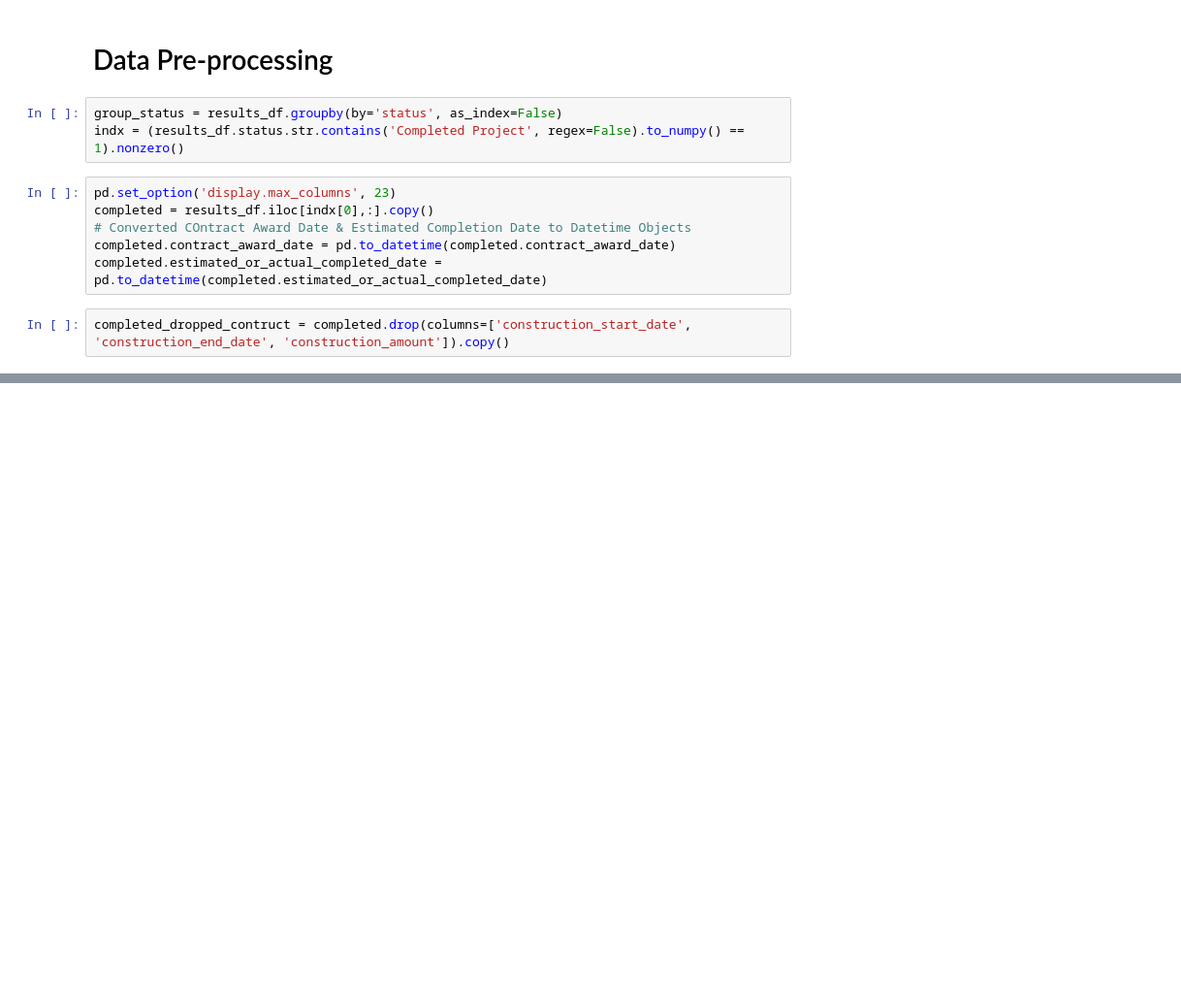
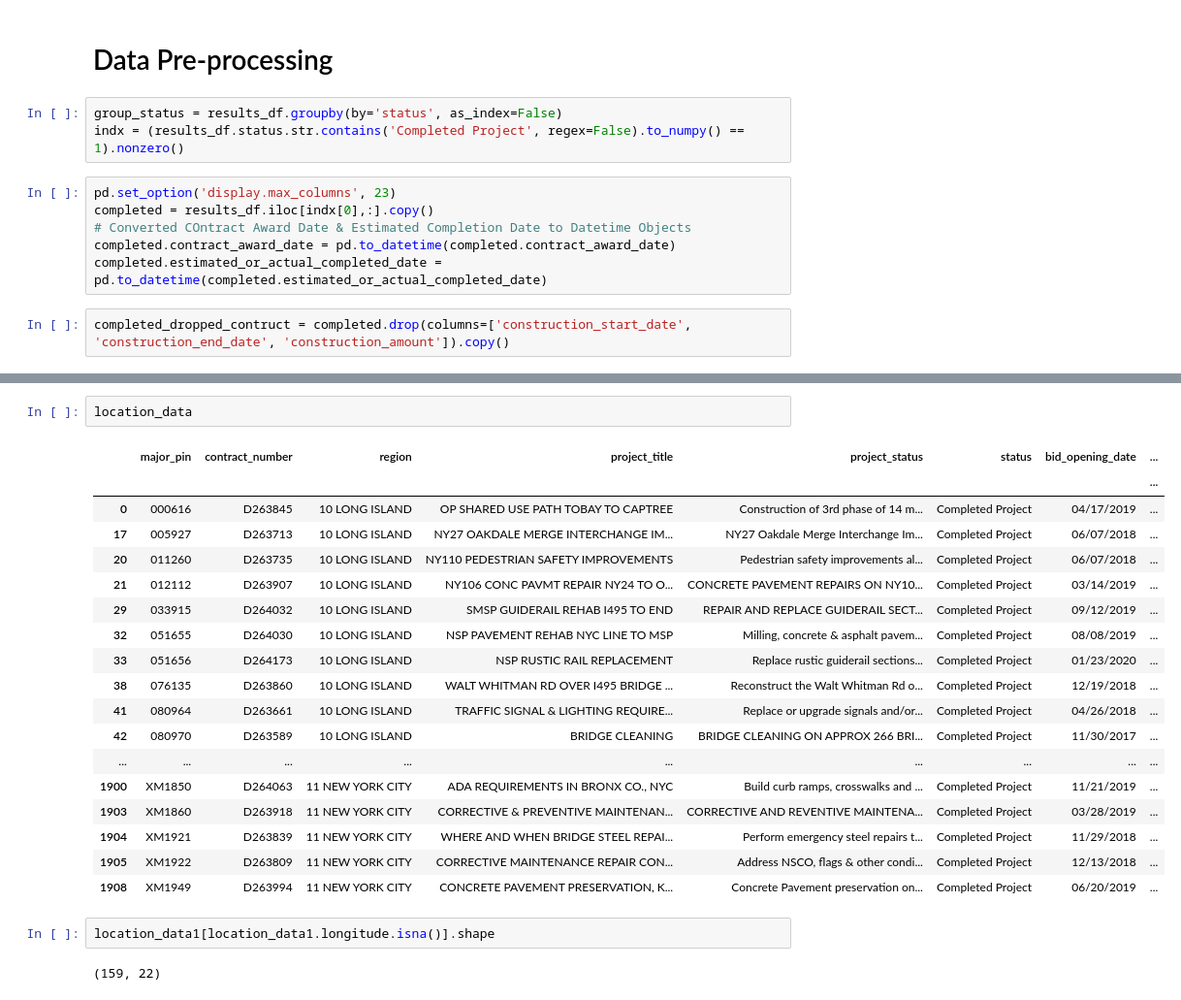
Before and after one commit to AVelaryon/GIS-Exploration, a Jupyter notebook: GISPRoj.ipynb, the cells around one changed output, grey strips where cells are left out. Shown: that part at 97% size. Saved outputs shown, nothing was run; the diff lists cells and outputs as text; blank space fills up the shorter version.

```diff
--- a/GISPRoj.ipynb
+++ b/GISPRoj.ipynb
@@ -83,0 +108,25 @@ location_data1 = modify_addy(regex, completed_dropped_contruct, completed_droppe
+# %%
+location_data
+# %% [output]
+|  | major_pin | contract_number | region | project_title | project_status | status | bid_opening_date | ... |
+|  |  |  |  |  |  |  |  | ... |
+| 0 | 000616 | D263845 | 10 LONG ISLAND | OP SHARED USE PATH TOBAY TO CAPTREE | Construction of 3rd phase of 14 m... | Completed Project | 04/17/2019 | ... |
+| 17 | 005927 | D263713 | 10 LONG ISLAND | NY27 OAKDALE MERGE INTERCHANGE IM... | NY27 Oakdale Merge Interchange Im... | Completed Project | 06/07/2018 | ... |
+| 20 | 011260 | D263735 | 10 LONG ISLAND | NY110 PEDESTRIAN SAFETY IMPROVEMENTS | Pedestrian safety improvements al... | Completed Project | 06/07/2018 | ... |
+| 21 | 012112 | D263907 | 10 LONG ISLAND | NY106 CONC PAVMT REPAIR NY24 TO O... | CONCRETE PAVEMENT REPAIRS ON NY10... | Completed Project | 03/14/2019 | ... |
+| 29 | 033915 | D264032 | 10 LONG ISLAND | SMSP GUIDERAIL REHAB I495 TO END | REPAIR AND REPLACE GUIDERAIL SECT... | Completed Project | 09/12/2019 | ... |
+| 32 | 051655 | D264030 | 10 LONG ISLAND | NSP PAVEMENT REHAB NYC LINE TO MSP | Milling, concrete & asphalt pavem... | Completed Project | 08/08/2019 | ... |
+| 33 | 051656 | D264173 | 10 LONG ISLAND | NSP RUSTIC RAIL REPLACEMENT | Replace rustic guiderail sections... | Completed Project | 01/23/2020 | ... |
+| 38 | 076135 | D263860 | 10 LONG ISLAND | WALT WHITMAN RD OVER I495 BRIDGE ... | Reconstruct the Walt Whitman Rd o... | Completed Project | 12/19/2018 | ... |
+| 41 | 080964 | D263661 | 10 LONG ISLAND | TRAFFIC SIGNAL & LIGHTING REQUIRE... | Replace or upgrade signals and/or... | Completed Project | 04/26/2018 | ... |
+| 42 | 080970 | D263589 | 10 LONG ISLAND | BRIDGE CLEANING | BRIDGE CLEANING ON APPROX 266 BRI... | Completed Project | 11/30/2017 | ... |
+| ... | ... | ... | ... | ... | ... | ... | ... | ... |
+| 1900 | XM1850 | D264063 | 11 NEW YORK CITY | ADA REQUIREMENTS IN BRONX CO., NYC | Build curb ramps, crosswalks and ... | Completed Project | 11/21/2019 | ... |
+| 1903 | XM1860 | D263918 | 11 NEW YORK CITY | CORRECTIVE & PREVENTIVE MAINTENAN... | CORRECTIVE AND REVENTIVE MAINTENA... | Completed Project | 03/28/2019 | ... |
+| 1904 | XM1921 | D263839 | 11 NEW YORK CITY | WHERE AND WHEN BRIDGE STEEL REPAI... | Perform emergency steel repairs t... | Completed Project | 11/29/2018 | ... |
+| 1905 | XM1922 | D263809 | 11 NEW YORK CITY | CORRECTIVE MAINTENANCE REPAIR CON... | Address NSCO, flags & other condi... | Completed Project | 12/13/2018 | ... |
+| 1908 | XM1949 | D263994 | 11 NEW YORK CITY | CONCRETE PAVEMENT PRESERVATION, K... | Concrete Pavement preservation on... | Completed Project | 06/20/2019 | ... |
+# %%
+location_data1[location_data1.longitude.isna()].shape
+# %% [output]
+(159, 22)
```
Also changed, not shown: parts of 26 cells of this notebook.
